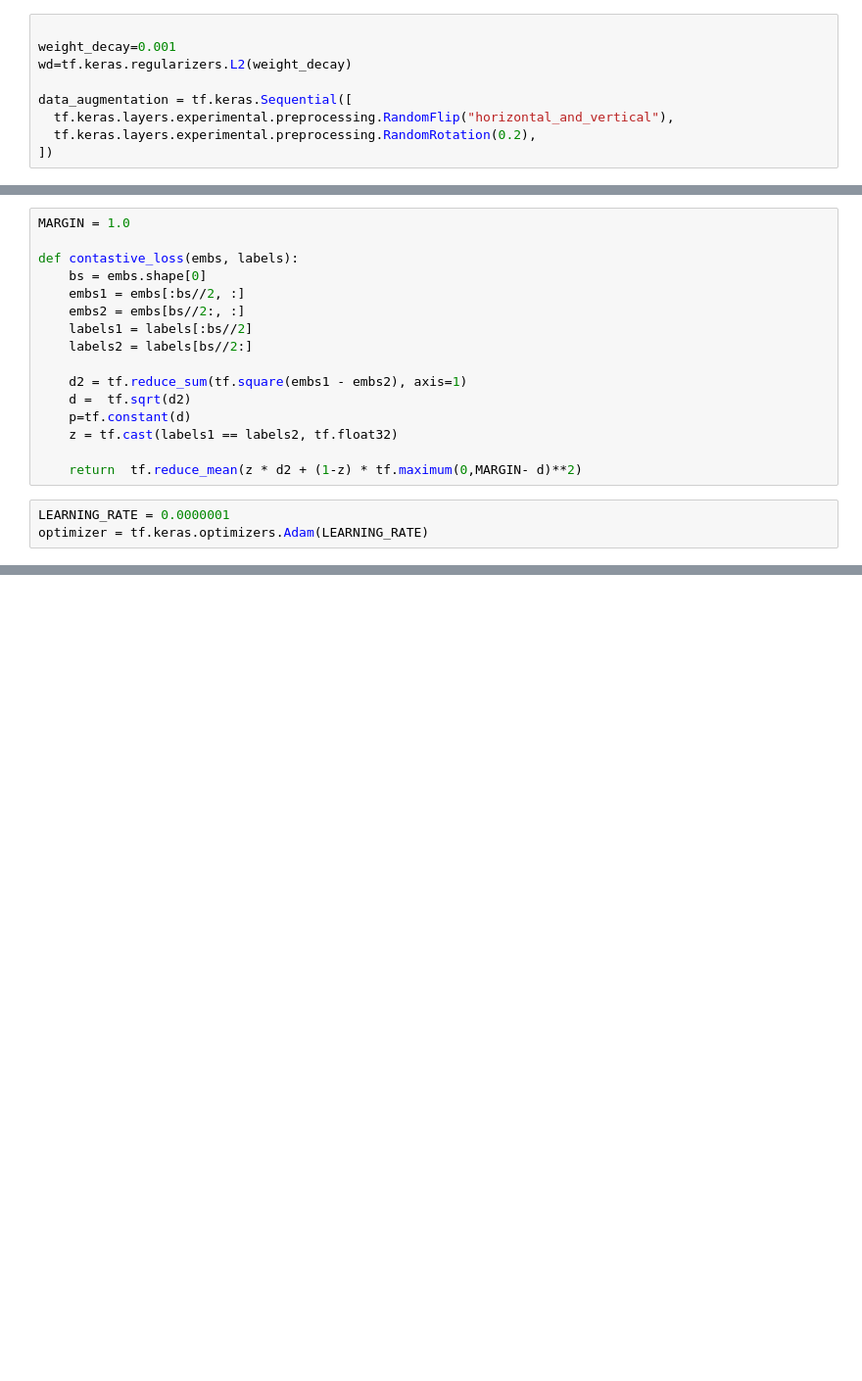
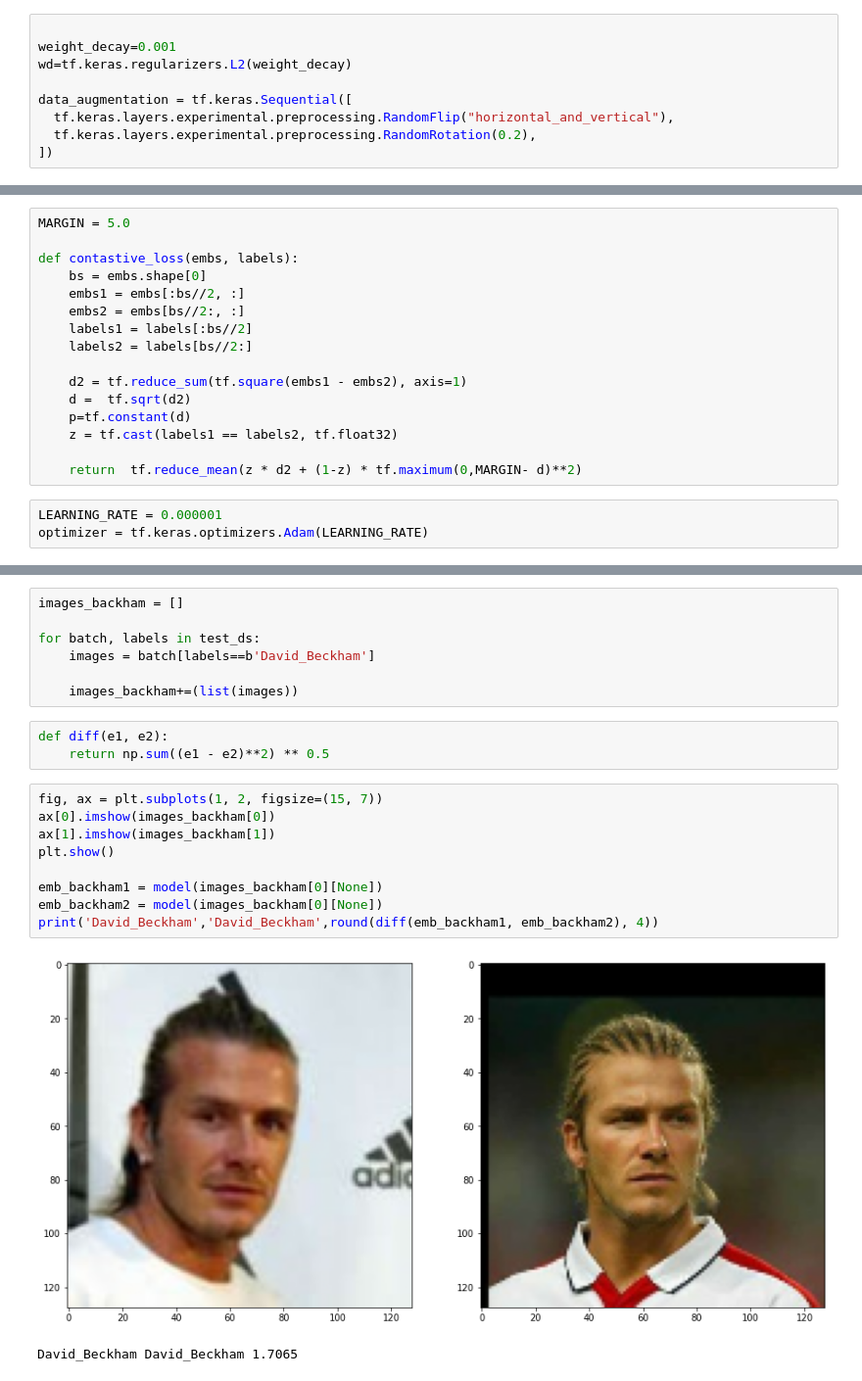
Before and after one commit to Dvk2002/CV, a Jupyter notebook: HW6.ipynb, the cells around one changed output, grey strips where cells are left out. Shown at 98% size. Cells and saved outputs as stored; diff of their text form; blank space fills up the shorter version.

```diff
--- a/HW6.ipynb
+++ b/HW6.ipynb
@@ -64,7 +66,7 @@ model = tf.keras.models.Sequential([
     tf.keras.layers.Dense(EMB_SIZE, activation=None),
 ])
 # %%
-MARGIN = 1.0
+MARGIN = 5.0
 
 def contastive_loss(embs, labels):
     bs = embs.shape[0]
@@ -80,7 +82,7 @@ def contastive_loss(embs, labels):
 
     return  tf.reduce_mean(z * d2 + (1-z) * tf.maximum(0,MARGIN- d)**2)
 # %%
-LEARNING_RATE = 0.0000001
+LEARNING_RATE = 0.000001
 optimizer = tf.keras.optimizers.Adam(LEARNING_RATE)
 # %%
 %%time
@@ -132,0 +133,22 @@ Wall time: 13min 40s
+# %%
+images_backham = []
+
+for batch, labels in test_ds:
+    images = batch[labels==b'David_Beckham']
+
+    images_backham+=(list(images))
+# %%
+def diff(e1, e2):
+    return np.sum((e1 - e2)**2) ** 0.5
+# %%
+fig, ax = plt.subplots(1, 2, figsize=(15, 7))
+ax[0].imshow(images_backham[0])
+ax[1].imshow(images_backham[1])
+plt.show()
+
+emb_backham1 = model(images_backham[0][None])
+emb_backham2 = model(images_backham[0][None])
+print('David_Beckham','David_Beckham',round(diff(emb_backham1, emb_backham2), 4))
+# %% [output]
+[figure, added]
+David_Beckham David_Beckham 1.7065
```
Also changed, not shown: parts of 6 cells of this notebook.
